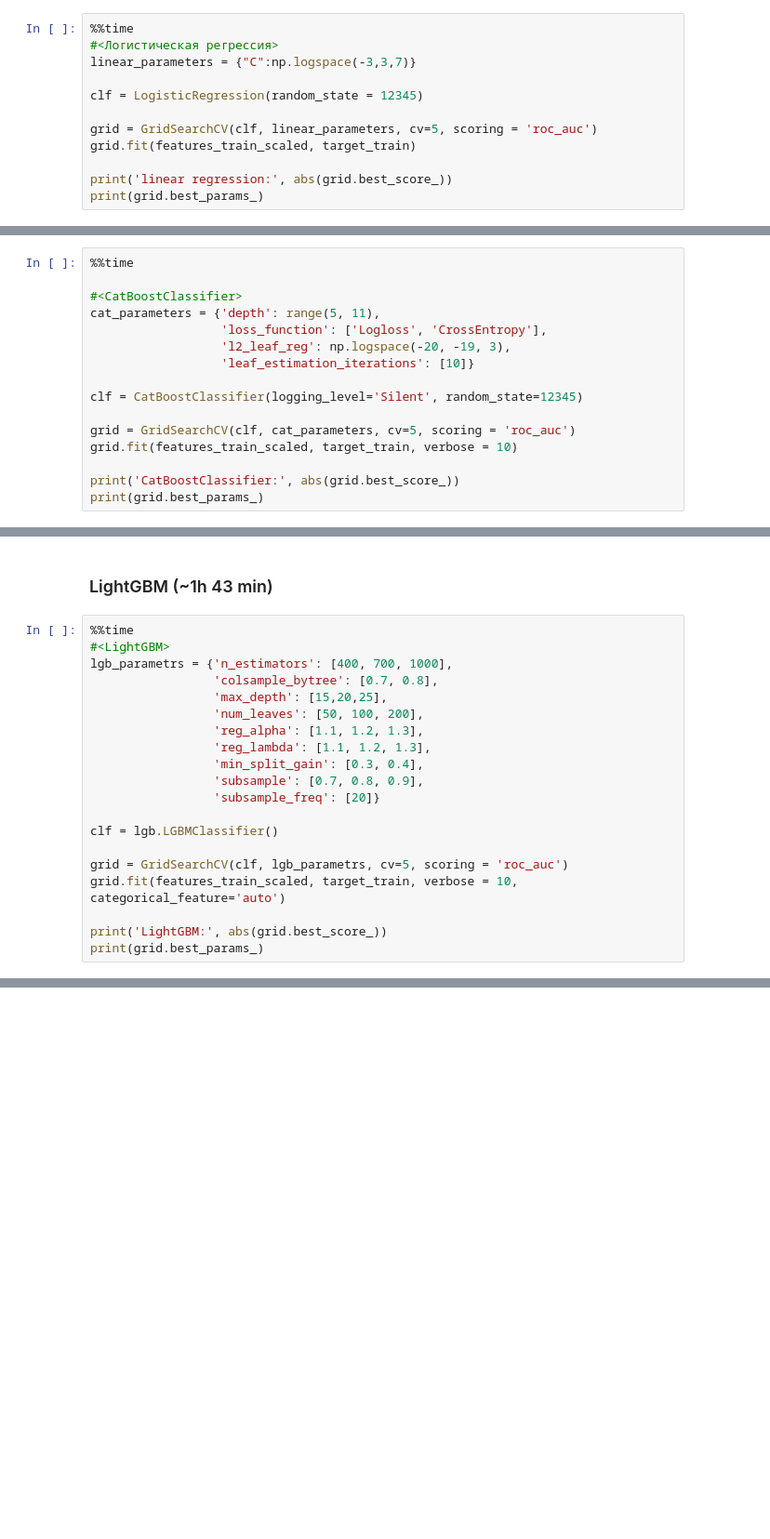
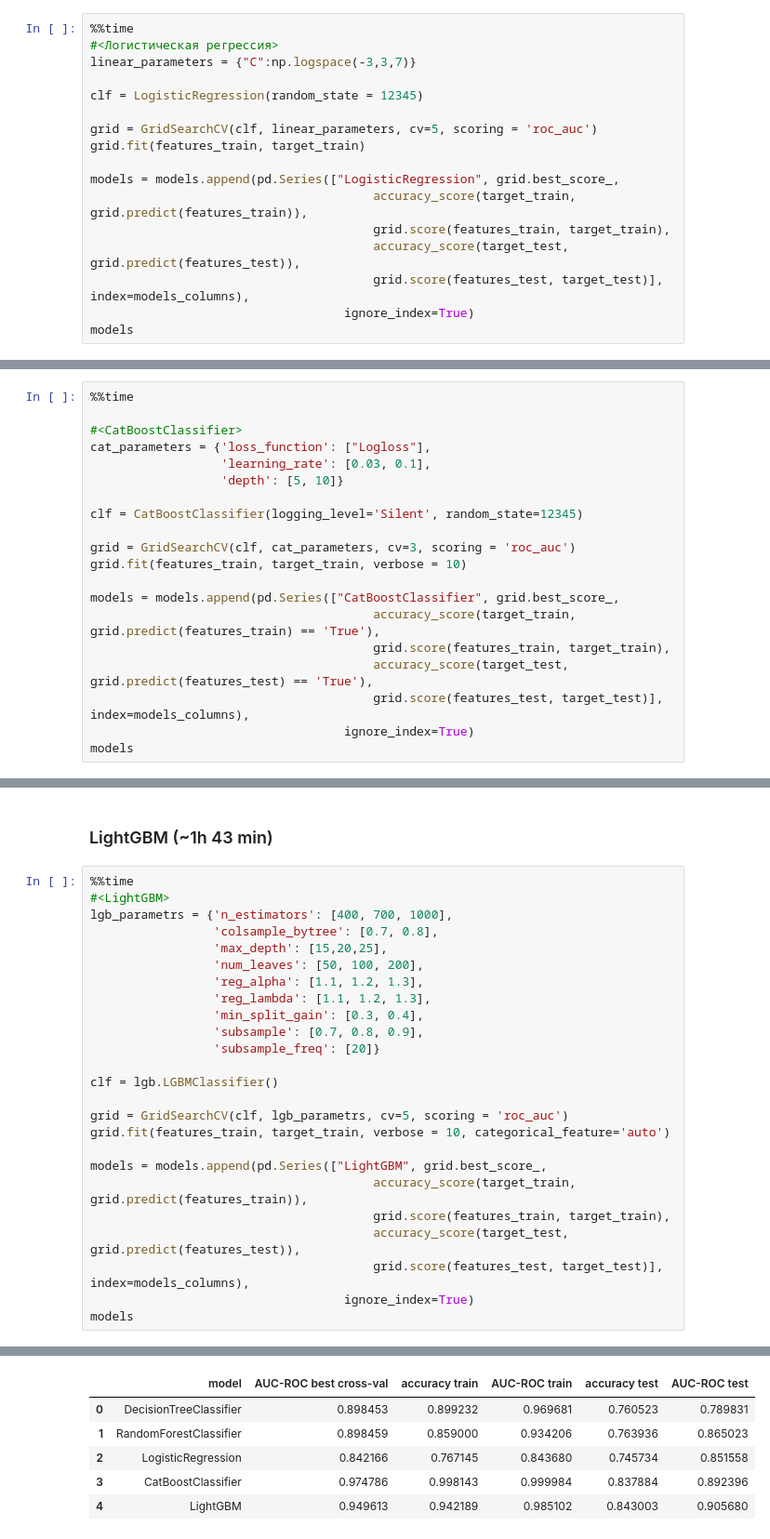
Before and after one commit to elizabeth-hira/DS-projects, a Jupyter notebook: Telecom.ipynb, the cells around one changed output, grey strips where cells are left out. Shown at 93% size. Drawn from its saved outputs; the diff is of its cells as text; blank space fills up the shorter version.

```diff
--- a/Telecom.ipynb
+++ b/Telecom.ipynb
@@ -610,8 +645,13 @@ linear_parameters = {"C":np.logspace(-3,3,7)}
 clf = LogisticRegression(random_state = 12345)
 
 grid = GridSearchCV(clf, linear_parameters, cv=5, scoring = 'roc_auc')
-grid.fit(features_train_scaled, target_train)
+grid.fit(features_train, target_train)
 
-print('linear regression:', abs(grid.best_score_))
-print(grid.best_params_)
+models = models.append(pd.Series(["LogisticRegression", grid.best_score_,
+                                       accuracy_score(target_train, grid.predict(features_train)),
+                                       grid.score(features_train, target_train),
+                                       accuracy_score(target_test, grid.predict(features_test)),
+                                       grid.score(features_test, target_test)], index=models_columns),
+                                   ignore_index=True)
+models
 # %% [output]
@@ -625,16 +667,20 @@ Wall time: 1.27 s
 %%time
 
 #<CatBoostClassifier>
-cat_parameters = {'depth': range(5, 11),
-                  'loss_function': ['Logloss', 'CrossEntropy'],
-                  'l2_leaf_reg': np.logspace(-20, -19, 3),
-                  'leaf_estimation_iterations': [10]}
+cat_parameters = {'loss_function': ["Logloss"],
+                  'learning_rate': [0.03, 0.1],
+                  'depth': [5, 10]}
 
 clf = CatBoostClassifier(logging_level='Silent', random_state=12345)
 
-grid = GridSearchCV(clf, cat_parameters, cv=5, scoring = 'roc_auc')
-grid.fit(features_train_scaled, target_train, verbose = 10)
+grid = GridSearchCV(clf, cat_parameters, cv=3, scoring = 'roc_auc')
+grid.fit(features_train, target_train, verbose = 10)
 
-print('CatBoostClassifier:', abs(grid.best_score_))
-print(grid.best_params_)
+models = models.append(pd.Series(["CatBoostClassifier", grid.best_score_,
+                                       accuracy_score(target_train, grid.predict(features_train) == 'True'),
+                                       grid.score(features_train, target_train),
+                                       accuracy_score(target_test, grid.predict(features_test) == 'True'),
+                                       grid.score(features_test, target_test)], index=models_columns),
+                                   ignore_index=True)
+models
 # %% [output]
@@ -665,8 +708,13 @@ lgb_parametrs = {'n_estimators': [400, 700, 1000],
 clf = lgb.LGBMClassifier()
 
 grid = GridSearchCV(clf, lgb_parametrs, cv=5, scoring = 'roc_auc')
-grid.fit(features_train_scaled, target_train, verbose = 10, categorical_feature='auto')
+grid.fit(features_train, target_train, verbose = 10, categorical_feature='auto')
 
-print('LightGBM:', abs(grid.best_score_))
-print(grid.best_params_)
+models = models.append(pd.Series(["LightGBM", grid.best_score_,
+                                       accuracy_score(target_train, grid.predict(features_train)),
+                                       grid.score(features_train, target_train),
+                                       accuracy_score(target_test, grid.predict(features_test)),
+                                       grid.score(features_test, target_test)], index=models_columns),
+                                   ignore_index=True)
+models
 # %% [output]
@@ -675,0 +722,6 @@ Wall time: 1h 28min 13s
+|  | model | AUC-ROC best cross-val | accuracy train | AUC-ROC train | accuracy test | AUC-ROC test |
+| 0 | DecisionTreeClassifier | 0.898453 | 0.899232 | 0.969681 | 0.760523 | 0.789831 |
+| 1 | RandomForestClassifier | 0.898459 | 0.859000 | 0.934206 | 0.763936 | 0.865023 |
+| 2 | LogisticRegression | 0.842166 | 0.767145 | 0.843680 | 0.745734 | 0.851558 |
+| 3 | CatBoostClassifier | 0.974786 | 0.998143 | 0.999984 | 0.837884 | 0.892396 |
+| 4 | LightGBM | 0.949613 | 0.942189 | 0.985102 | 0.843003 | 0.905680 |
```
Also changed, not shown: parts of 23 cells of this notebook.
